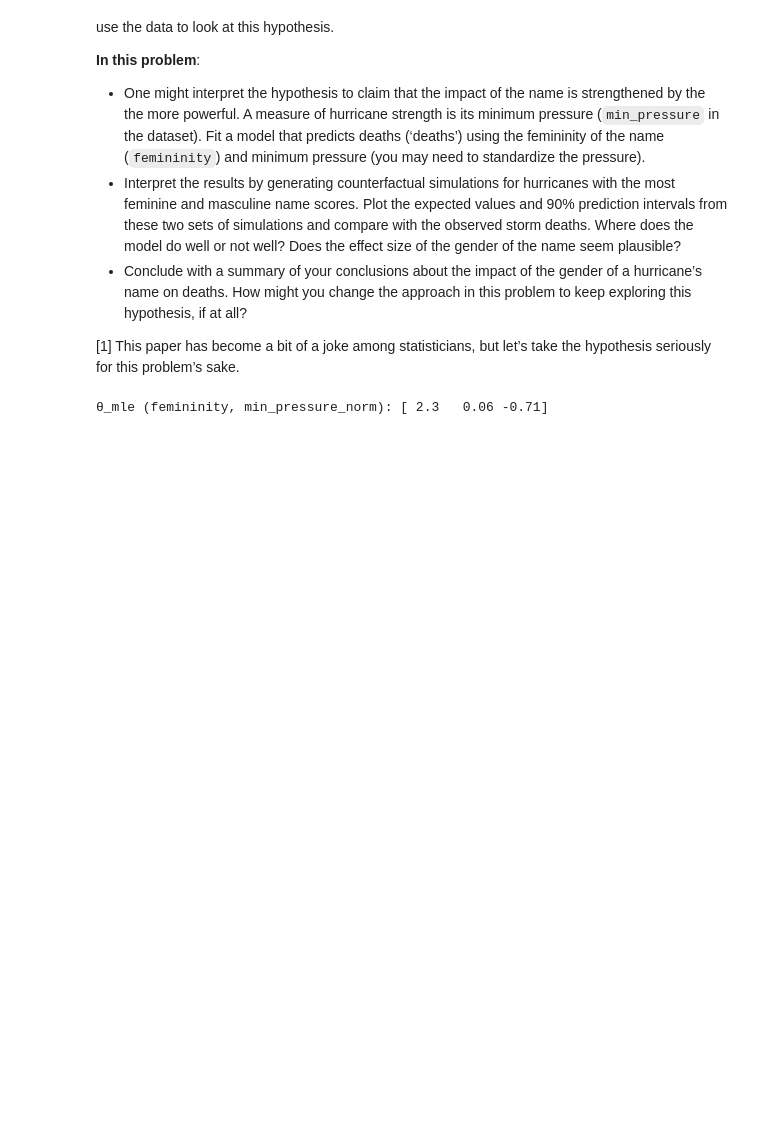
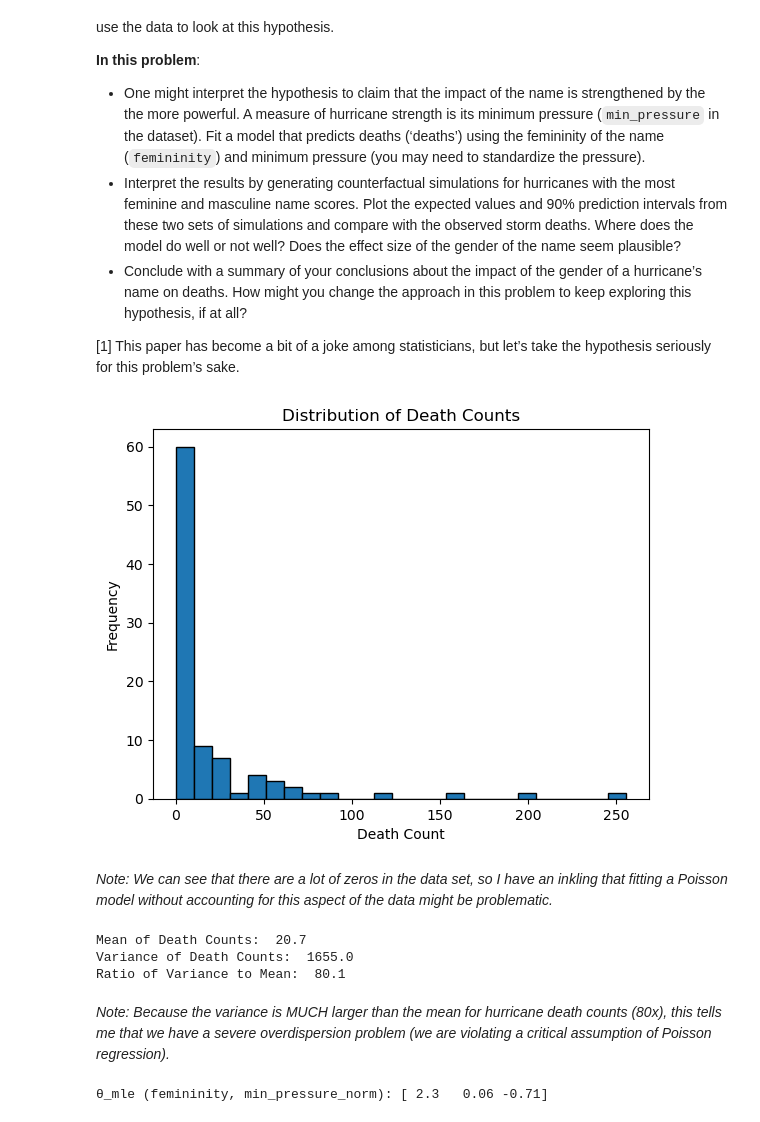
Before and after one commit to BEE4850-SP25/hw02-christinemswanson, a Jupyter notebook: hw02.ipynb, the cells around one changed output. Saved outputs shown, nothing was run; the diff lists cells and outputs as text; code cells hidden in the pictures; blank space fills up the shorter version.

```diff
--- a/hw02.ipynb
+++ b/hw02.ipynb
@@ -697,6 +697,32 @@ hurricane_data_normalized = hurricane_data.copy() # create a copy of the data fr
 
 # subtract off the mean and divide by the standard deviation
 hurricane_data_normalized["min_pressure_norm"] = (hurricane_data["min_pressure"] - np.mean(hurricane_data["min_pressure"]))/np.std(hurricane_data["min_pressure"])
+# %%
+# look at the distribution of death counts before fitting any models
+
+plt.hist(hurricane_data_normalized["deaths"], bins=25, edgecolor="black")
+
+plt.title("Distribution of Death Counts")
+plt.xlabel("Death Count")
+plt.ylabel("Frequency")
+
+plt.show()
+# %% [output]
+[figure, added]
+# %% [markdown]
+*Note: We can see that there are a lot of zeros in the data set, so I have an inkling that fitting a Poisson model without accounting for this aspect of the data might be problematic.*
+# %%
+# check if the mean = variance for the hurricane death count data (are we violating assumption of Poisson model?)
+
+print("Mean of Death Counts: ", np.mean(hurricane_data_normalized["deaths"]).round(1))
+print("Variance of Death Counts: ", np.round(np.var(hurricane_data_normalized["deaths"]), 1))
+print("Ratio of Variance to Mean: ", np.round(np.var(hurricane_data_normalized["deaths"]) / np.mean(hurricane_data_normalized["deaths"]), 1))
+# %% [output]
+Mean of Death Counts:  20.7
+Variance of Death Counts:  1655.0
+Ratio of Variance to Mean:  80.1
+# %% [markdown]
+*Note: Because the variance is MUCH larger than the mean for hurricane death counts (80x), this tells me that we have a severe overdispersion problem (we are violating a critical assumption of Poisson regression).*
 # %%
 # fit Poisson model to predict deaths ("deaths") based on femininity ("femininity") and minimum pressure (min_pressure_norm)
 
```
Also changed, not shown: parts of 3 cells of this notebook.
